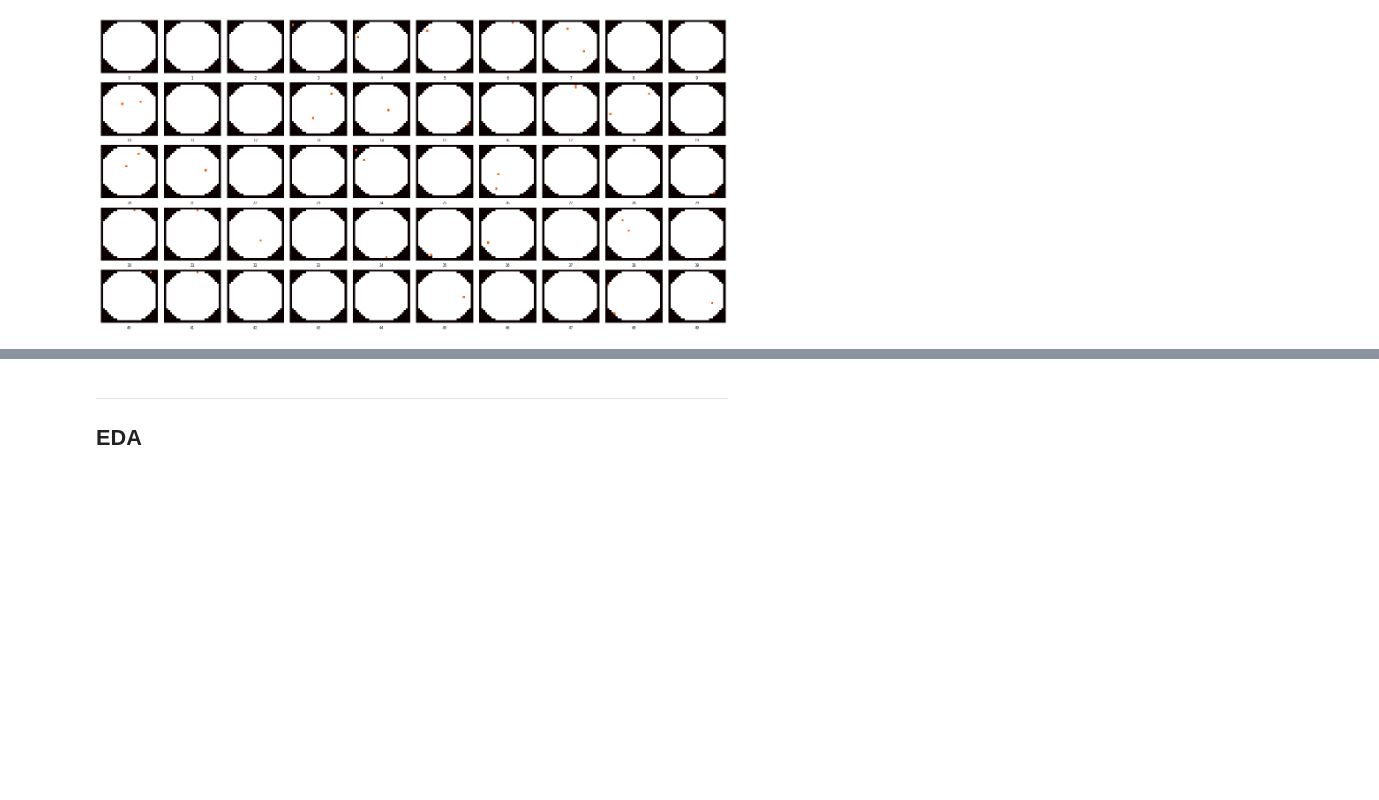
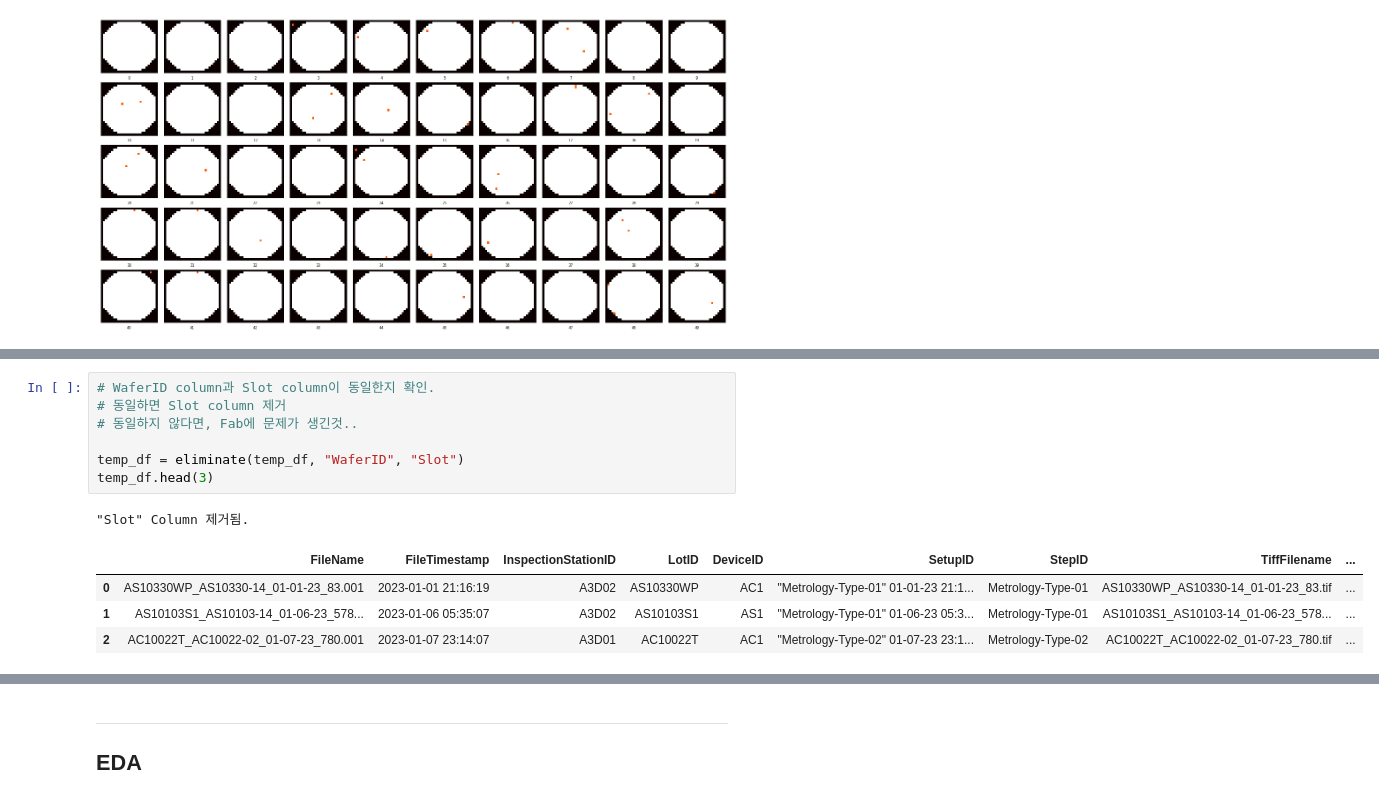
Before and after one commit to Hakseon97/Anomaly_wafer_detection_with_SKhynix, a Jupyter notebook: klarf_parsing.ipynb, the cells around one changed output, grey strips where cells are left out. Drawn from its saved outputs; the diff is of its cells as text; blank space fills up the shorter version.

```diff
--- a/klarf_parsing.ipynb
+++ b/klarf_parsing.ipynb
@@ -525,0 +573,13 @@ NameError: name 'list_klarf' is not defined
+# %%
+# WaferID column과 Slot column이 동일한지 확인.
+# 동일하면 Slot column 제거
+# 동일하지 않다면, Fab에 문제가 생긴것..
+
+temp_df = eliminate(temp_df, "WaferID", "Slot")
+temp_df.head(3)
+# %% [output]
+"Slot" Column 제거됨.
+|  | FileName | FileTimestamp | InspectionStationID | LotID | DeviceID | SetupID | StepID | TiffFilename | ... |
+| 0 | AS10330WP_AS10330-14_01-01-23_83.001 | 2023-01-01 21:16:19 | A3D02 | AS10330WP | AC1 | "Metrology-Type-01" 01-01-23 21:1... | Metrology-Type-01 | AS10330WP_AS10330-14_01-01-23_83.tif | ... |
+| 1 | AS10103S1_AS10103-14_01-06-23_578... | 2023-01-06 05:35:07 | A3D02 | AS10103S1 | AS1 | "Metrology-Type-01" 01-06-23 05:3... | Metrology-Type-01 | AS10103S1_AS10103-14_01-06-23_578... | ... |
+| 2 | AC10022T_AC10022-02_01-07-23_780.001 | 2023-01-07 23:14:07 | A3D01 | AC10022T | AC1 | "Metrology-Type-02" 01-07-23 23:1... | Metrology-Type-02 | AC10022T_AC10022-02_01-07-23_780.tif | ... |
```
Also changed, not shown: parts of 22 cells of this notebook.
